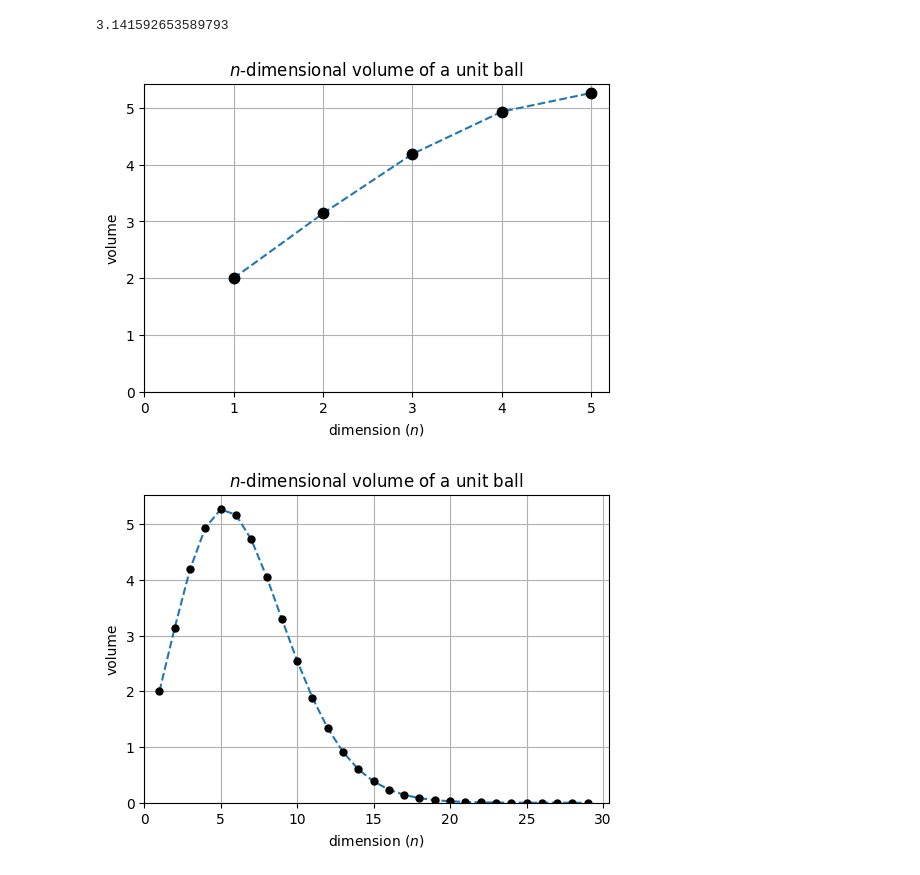
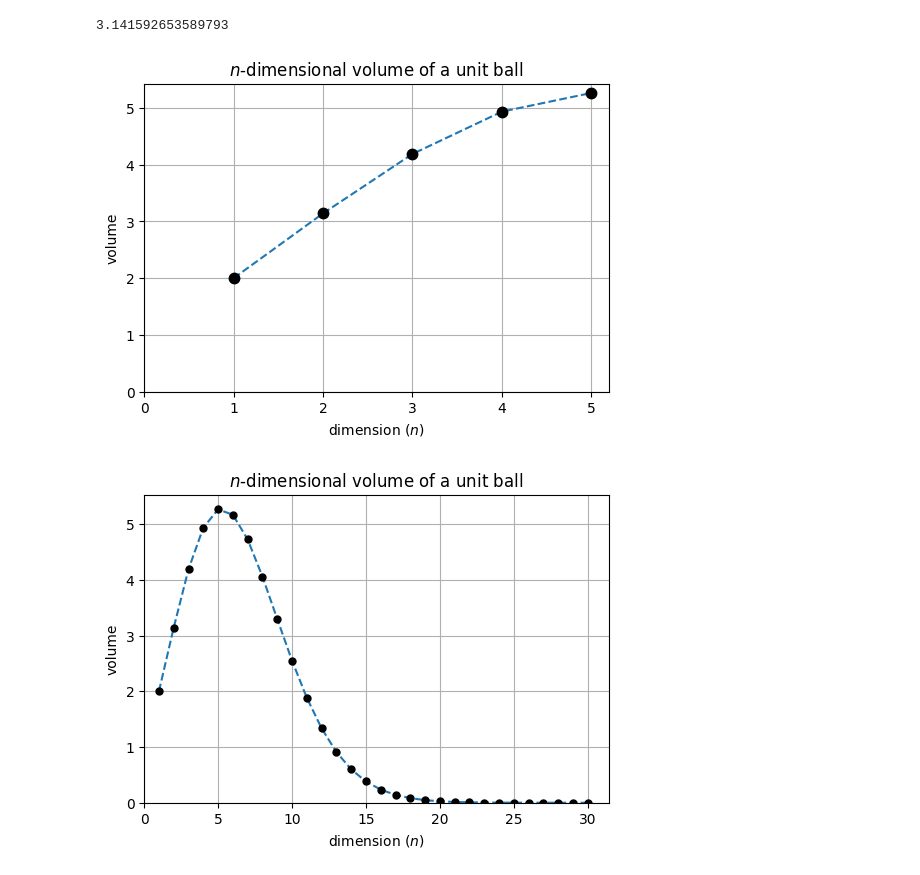
Before and after one commit to MICS-Lab/XmasPresentation2023PRFD, a Jupyter notebook: gene_plots.ipynb, the cells around one changed output. Drawn from its saved outputs; the diff is of its cells as text; code cells hidden in the pictures.

```diff
--- a/gene_plots.ipynb
+++ b/gene_plots.ipynb
@@ -208,38 +208,40 @@ np.pi
 # %% [output]
 3.141592653589793
 # %%
-N = 30
+N = 31
 pis = np.zeros(N)
 dims = np.arange(N)
 pis[1] = 2
 pis[2] = np.pi
 for i in range(3,N):
     p = pis[i-2]
     pis[i] = p*(2*np.pi/i)
 
 # print(pis)
 
 plt.figure(figsize=(6,4))
 plt.plot(dims[1:6], pis[1:6], '--')
 plt.plot(dims[1:6], pis[1:6], 'k.', ms=15)
 plt.xlabel('dimension ($n$)')
 plt.ylabel('volume')
 plt.title('$n$-dimensional volume of a unit ball')
 plt.grid(True)
 plt.xlim(0, None)
 plt.ylim(0, None)
+plt.savefig(f'c5.png', dpi=300)
 plt.show()
 
 plt.figure(figsize=(6,4))
 plt.plot(dims[1:], pis[1:], '--')
 plt.plot(dims[1:], pis[1:], 'k.', ms=10)
 plt.xlabel('dimension ($n$)')
 plt.ylabel('volume')
 plt.title('$n$-dimensional volume of a unit ball')
 plt.grid(True)
 plt.xlim(0, None)
 plt.ylim(0, None)
+plt.savefig(f'c30.png', dpi=300)
 plt.show()
 # %% [output]
 [figure]
-[figure, old version]
+[figure, new version]
```
